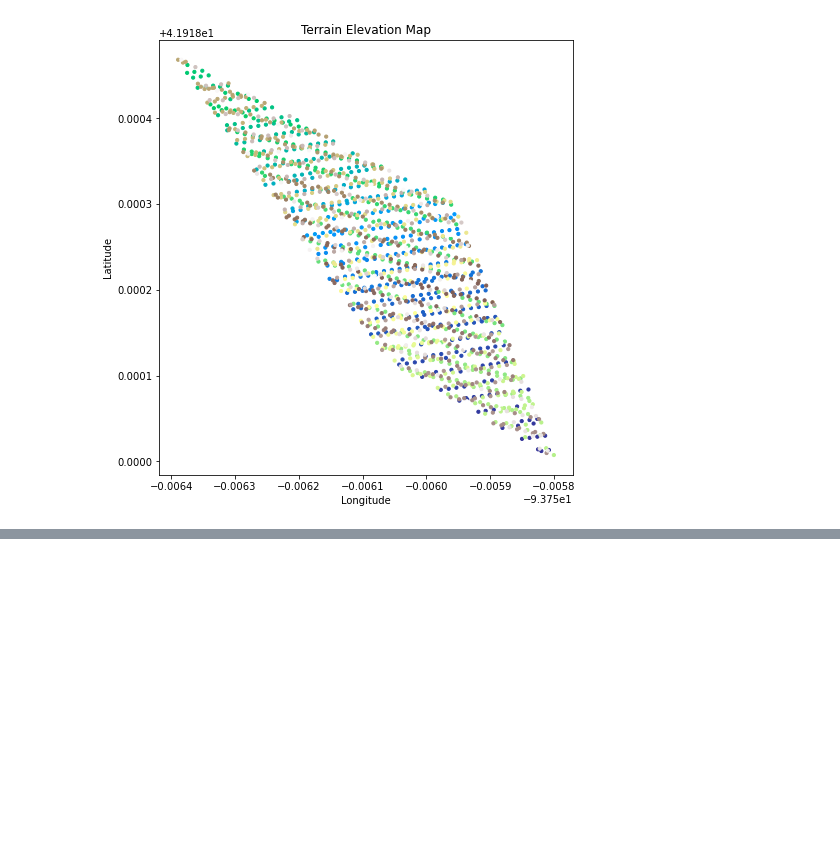
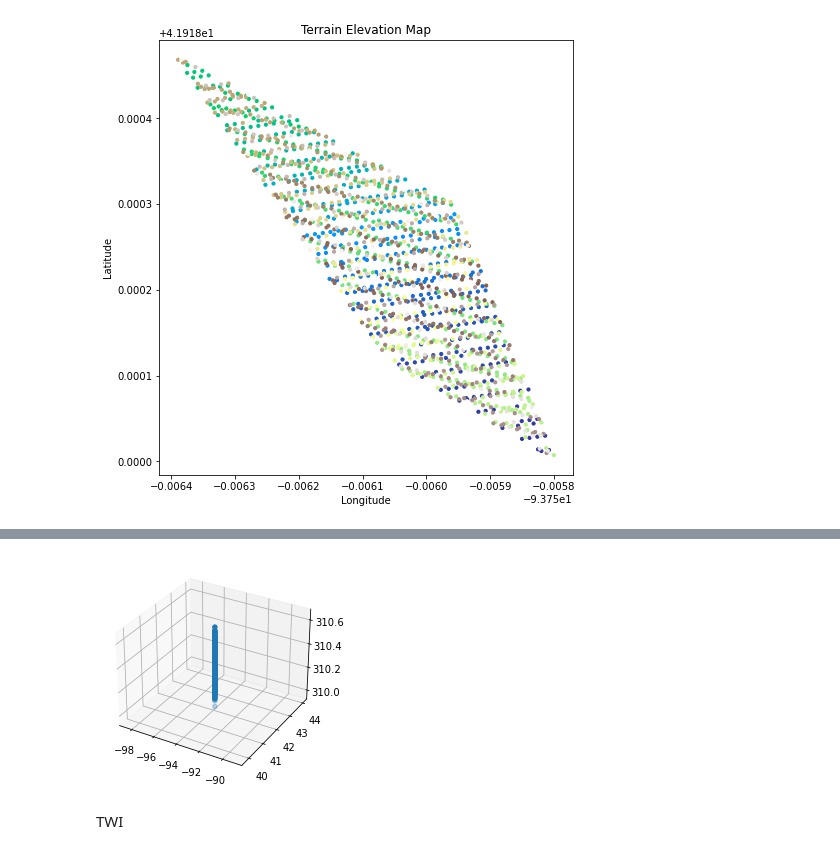
Before and after one commit to meriab21/AgriTech-Lidardata, a Jupyter notebook: notebooks/trial1.ipynb, the cells around one changed output, grey strips where cells are left out. Drawn from its saved outputs; the diff is of its cells as text; code cells hidden in the pictures; blank space fills up the shorter version.

```diff
--- a/notebooks/Loading_data.ipynb
+++ b/notebooks/trial1.ipynb
@@ -172,3 +172,8 @@ df.head(3)
 plot_elevation(df)
 # %% [output]
 [figure]
+# %%
+# Reading the point cloud data from the las file using the laspy library
+
+point_cloud = lp.read("iowa.las")
+point_cloud
@@ -174,0 +182,5 @@ plot_elevation(df)
+# %%
+# Creating an array of co-ordinates and their elevation using the numpy vertical stack property
+
+points = np.vstack((point_cloud.x, point_cloud.y, point_cloud.z)).transpose()
+points
@@ -174,0 +195,8 @@ plot_elevation(df)
+# %%
+# Creating voxels for standardizing
+
+voxel_size=1000
+nb_vox=np.ceil((np.max(points, axis=0) - np.min(points, axis=0))/voxel_size)
+non_empty_voxel_keys, inverse, nb_pts_per_voxel = np.unique(((points - np.min(points, axis=0)) // voxel_size).astype(int), axis=0, return_inverse=True, return_counts=True)
+idx_pts_vox_sorted=np.argsort(inverse)
+nb_vox
@@ -174,0 +205,16 @@ plot_elevation(df)
+# %%
+# Voxel griding
+
+voxel_grid={}
+grid_barycenter,grid_candidate_center=[],[]
+last_seen=0
+for idx,vox in enumerate(non_empty_voxel_keys):
+    voxel_grid[tuple(vox)]= points[idx_pts_vox_sorted[
+    last_seen:last_seen+nb_pts_per_voxel[idx]]]
+    grid_barycenter.append(np.mean(voxel_grid[tuple(vox)],axis=0))
+    grid_candidate_center.append(
+    voxel_grid[tuple(vox)][np.linalg.norm(voxel_grid[tuple(vox)] -
+    np.mean(voxel_grid[tuple(vox)],axis=0),axis=1).argmin()])
+    last_seen+=nb_pts_per_voxel[idx]
+
+voxel_grid
@@ -174,0 +231,9 @@ plot_elevation(df)
+# %%
+ax = plt.axes(projection='3d')
+ax.scatter(voxel_grid[(0,0,0)][:,0], voxel_grid[(0,0,0)][:,1], voxel_grid[(0,0,0)][:,2])
+plt.savefig('3Dview.png')
+plt.show()
+# %% [output]
+[figure, added]
+# %% [markdown]
+TWI
```
Also changed, not shown: parts of 5 cells of this notebook, 2 other files.
